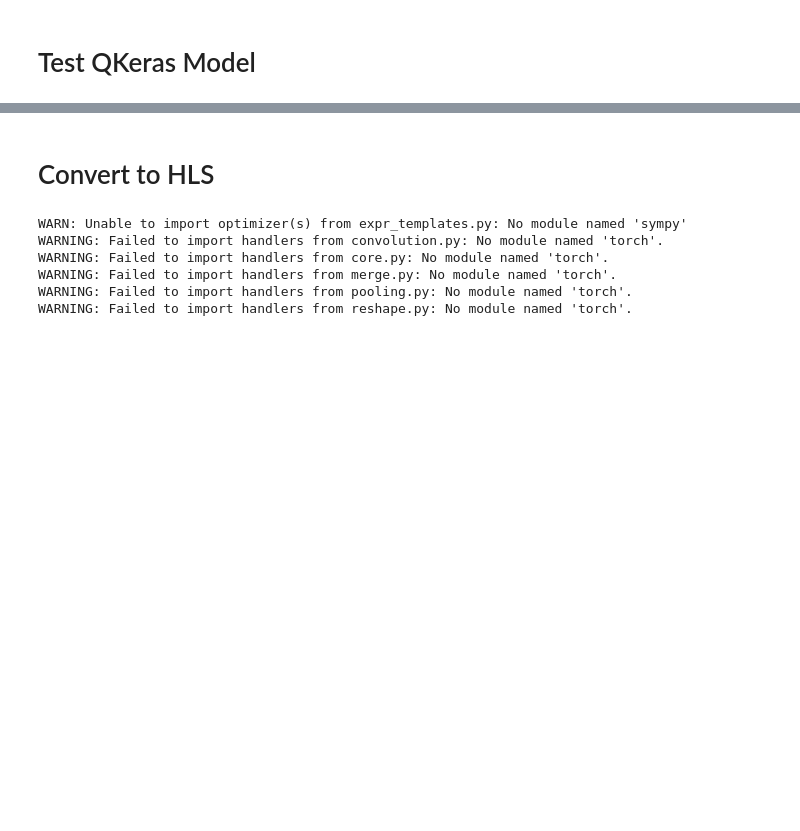
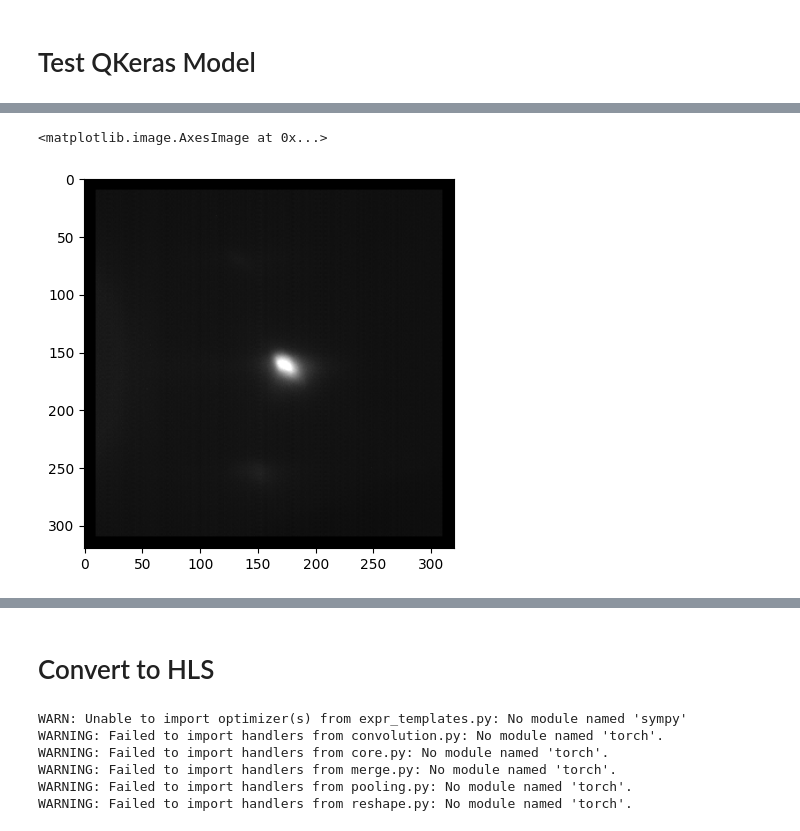
Before and after one commit to uw-acme/Rheed-Folo, a Jupyter notebook: Real_Flow.ipynb, the cells around one changed output, grey strips where cells are left out. Cells and saved outputs as stored; diff of their text form; code cells hidden in the pictures; blank space fills up the shorter version.

```diff
--- a/Real_Flow.ipynb
+++ b/Real_Flow.ipynb
@@ -509,0 +498,5 @@ imshow(X: 'ArrayLike | PIL.Image.Image', cmap: 'str | Colormap | None' = None, n
+# %%
+plt.imshow(test_img_arr[42].squeeze(), cmap="gray")
+# %% [output]
+<matplotlib.image.AxesImage at 0x...>
+[figure, added]
```
Also changed, not shown: parts of 8 cells of this notebook, 5 other files.
